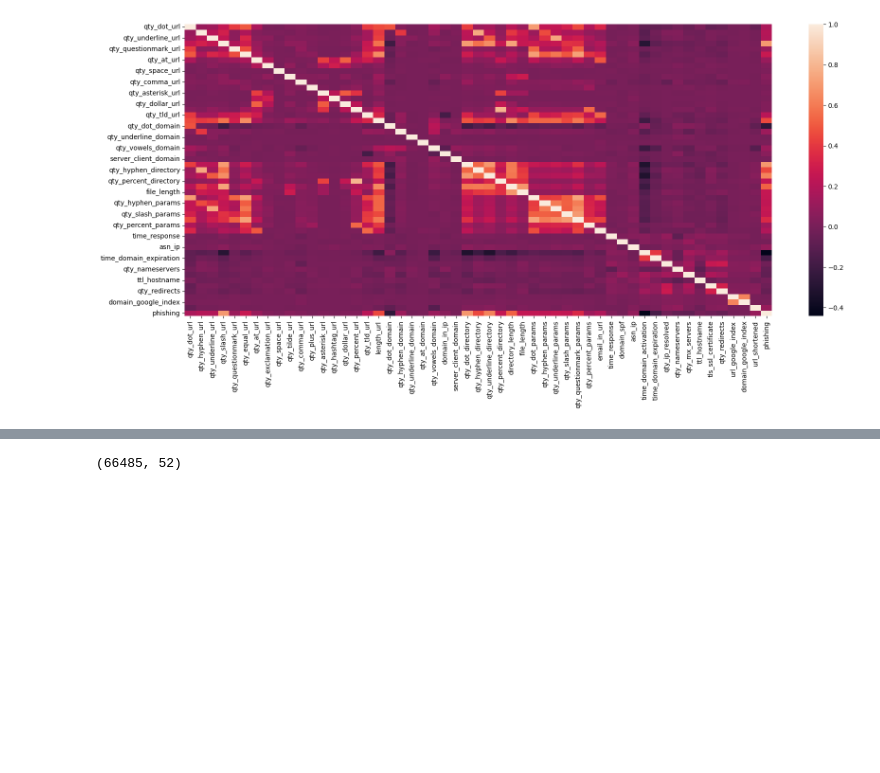
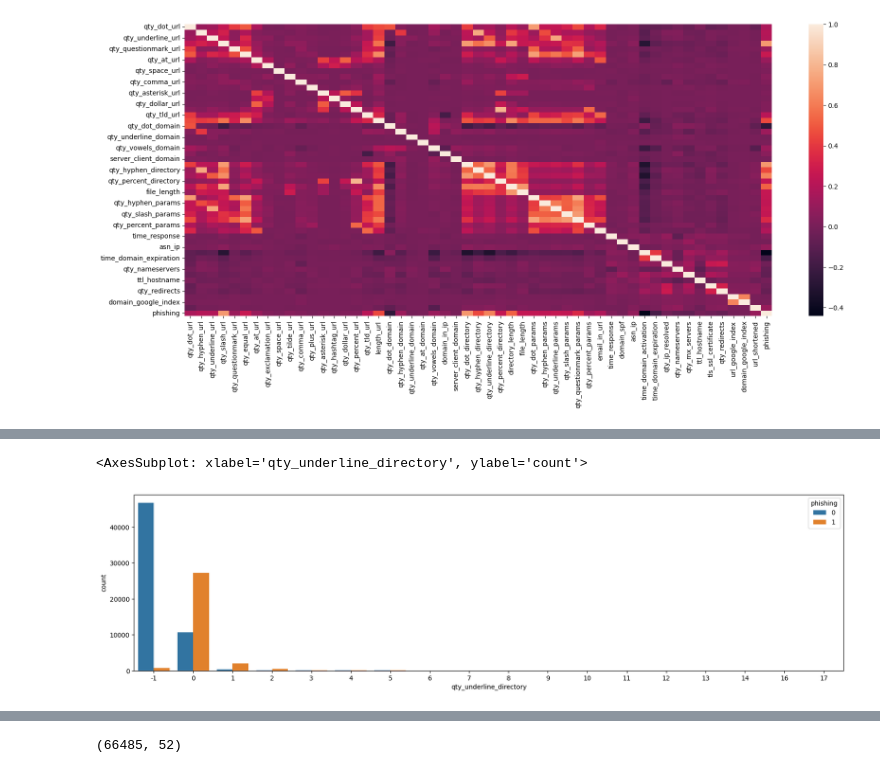
Before and after one commit to Qasim-1478/CNN-based-Phishing-Detector, a Jupyter notebook: phishing_detector.ipynb, the cells around one changed output, grey strips where cells are left out. Saved outputs shown, nothing was run; the diff lists cells and outputs as text; code cells hidden in the pictures; blank space fills up the shorter version.

```diff
--- a/phishing_detector.ipynb
+++ b/phishing_detector.ipynb
@@ -151,0 +178,6 @@ sns.heatmap(df.corr())
+# %%
+plt.figure(figsize=(20,5))
+sns.countplot(df, x='qty_underline_directory',hue='phishing')
+# %% [output]
+<AxesSubplot: xlabel='qty_underline_directory', ylabel='count'>
+[figure, added]
```
Also changed, not shown: parts of 6 cells of this notebook.
